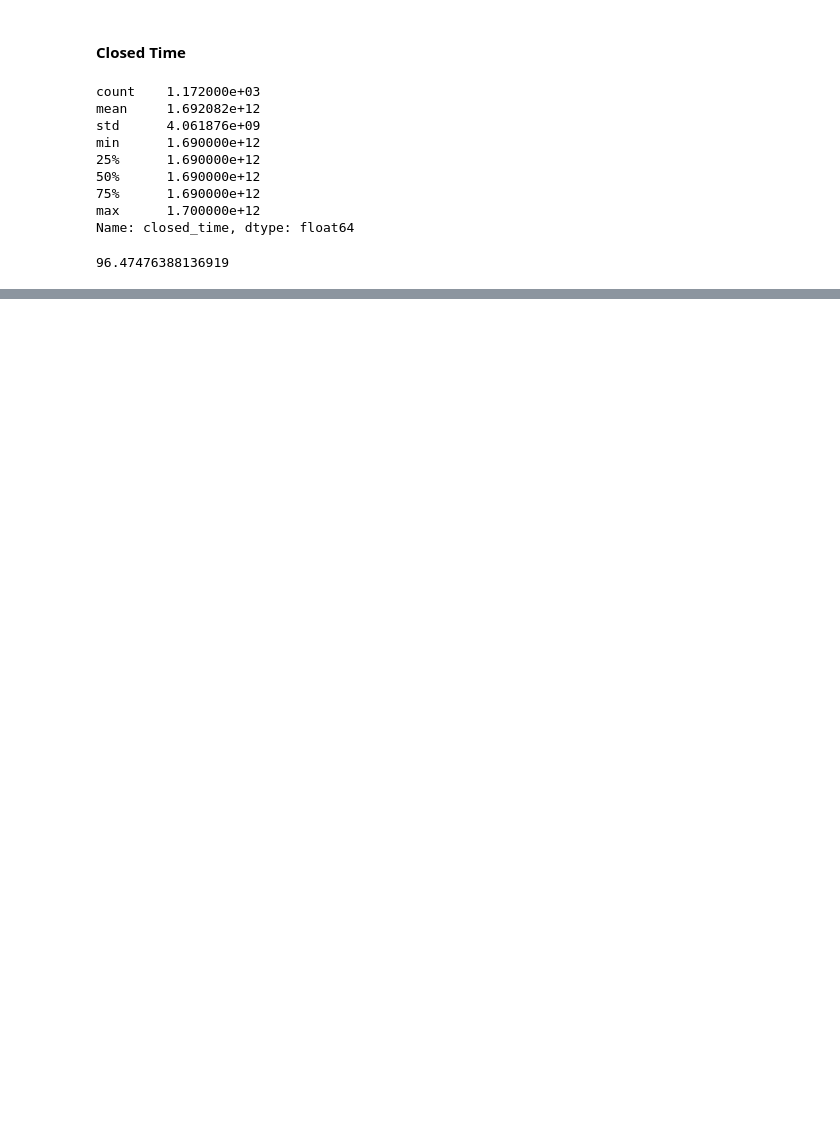
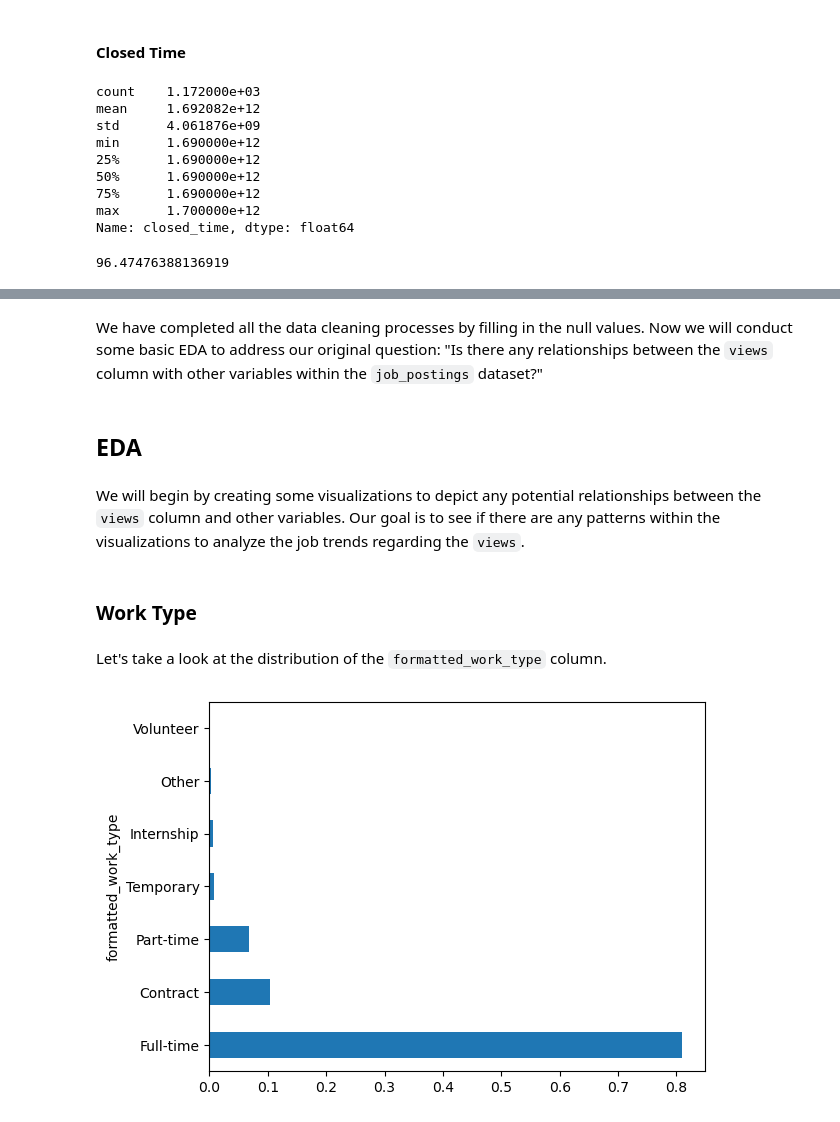
Before and after one commit to doublej01/Social-Network-Modeling, a Jupyter notebook: Notebooks/Linkedin Data Exploration.ipynb, the cells around one changed output, grey strips where cells are left out. Saved outputs shown, nothing was run; the diff lists cells and outputs as text; code cells hidden in the pictures; blank space fills up the shorter version.

Commit message:
Completed Sprint 1 and initial commit for presentation slides

```diff
--- a/Notebooks/Linkedin Data Exploration.ipynb
+++ b/Notebooks/Linkedin Data Exploration.ipynb
@@ -449,0 +683,3 @@ For now, we will keep all the salary data as I plan to create a binary column of
+# %%
+df.drop(columns=['med_salary'], inplace=True)
+df.info()
@@ -573,0 +828,3 @@ We will convert this variable into a binary column (0 and 1). '0' will represent
+# %%
+df['remote_allowed'] = df['remote_allowed'].fillna(0)
+df['remote_allowed'].isna().sum()
@@ -599,0 +853,5 @@ df_drop.head()
+# %%
+df['closed_time_present'] = df['closed_time'].notnull().astype(int)
+# %%
+df.drop(columns=['closed_time'], inplace=True)
+df.info()
@@ -599,0 +896,15 @@ df_drop.head()
+# %% [markdown]
+We have completed all the data cleaning processes by filling in the null values. Now we will conduct some basic EDA to address our original question: "Is there any relationships between the `views` column with other variables within the `job_postings` dataset?"
+# %% [markdown]
+## EDA
+# %% [markdown]
+We will begin by creating some visualizations to depict any potential relationships between the `views` column and other variables. Our goal is to see if there are any patterns within the visualizations to analyze the job trends regarding the `views`.
+# %% [markdown]
+### Work Type
+# %% [markdown]
+Let's take a look at the distribution of the `formatted_work_type` column.
+# %%
+df['formatted_work_type'].value_counts(normalize=True).plot(kind="barh")
+plt.show()
+# %% [output]
+[figure, added]
```
Also changed, not shown: parts of 72 cells of this notebook, 3 other files.
